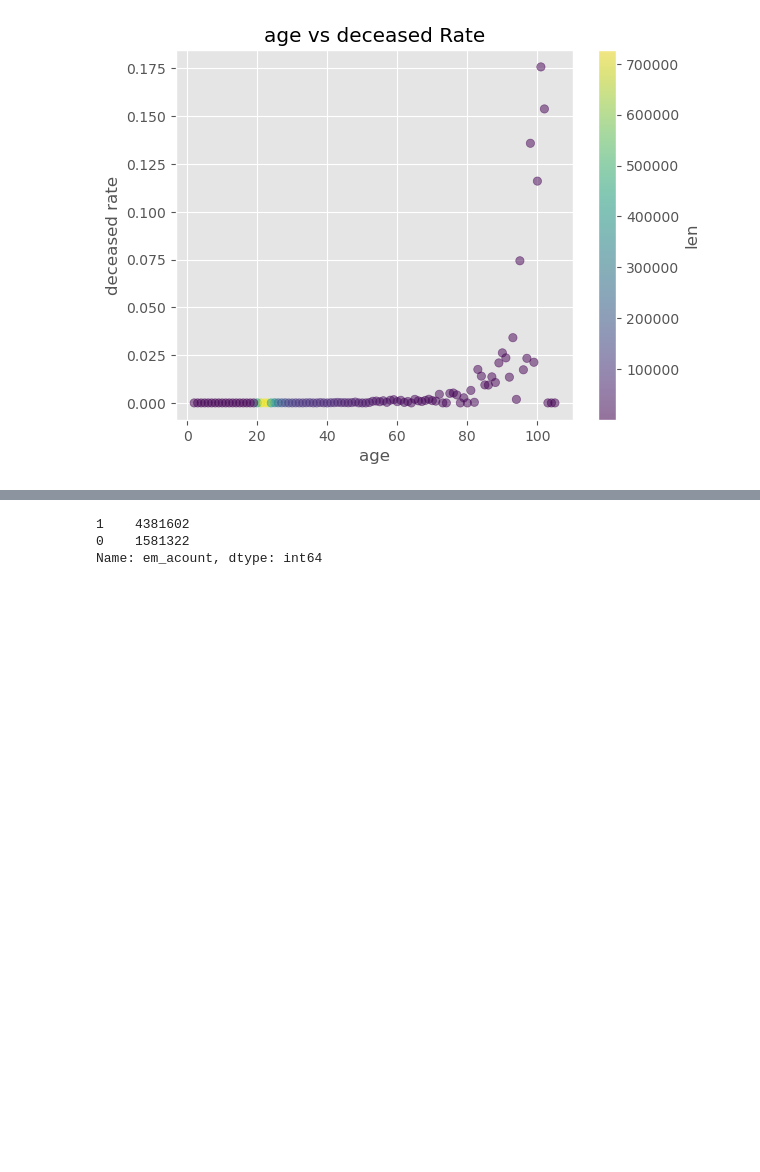
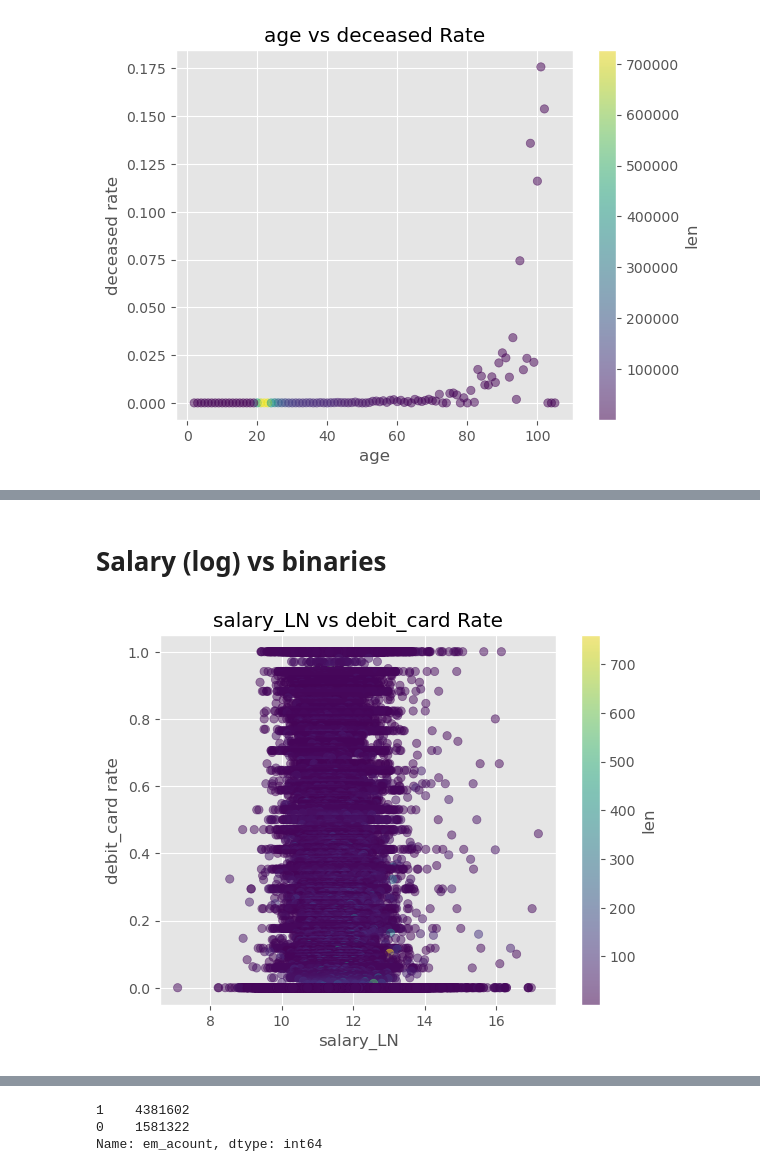
Before and after one commit to aggarcia1996/final_project_adjt, a Jupyter notebook: Analysis/EDA.ipynb, the cells around one changed output, grey strips where cells are left out. Drawn from its saved outputs; the diff is of its cells as text; code cells hidden in the pictures; blank space fills up the shorter version.

```diff
--- a/Analysis/EDA.ipynb
+++ b/Analysis/EDA.ipynb
@@ -481,0 +442,7 @@ four_feature_scatterer(df[df["salary"].notna()], "region_code", "salary", "age",
+# %% [markdown]
+# Salary (log) vs binaries
+# %%
+
+feature_vs_target_w_lengh(df, "salary_LN", "debit_card")
+# %% [output]
+[figure, added]
```
Also changed, not shown: parts of 22 cells of this notebook.
